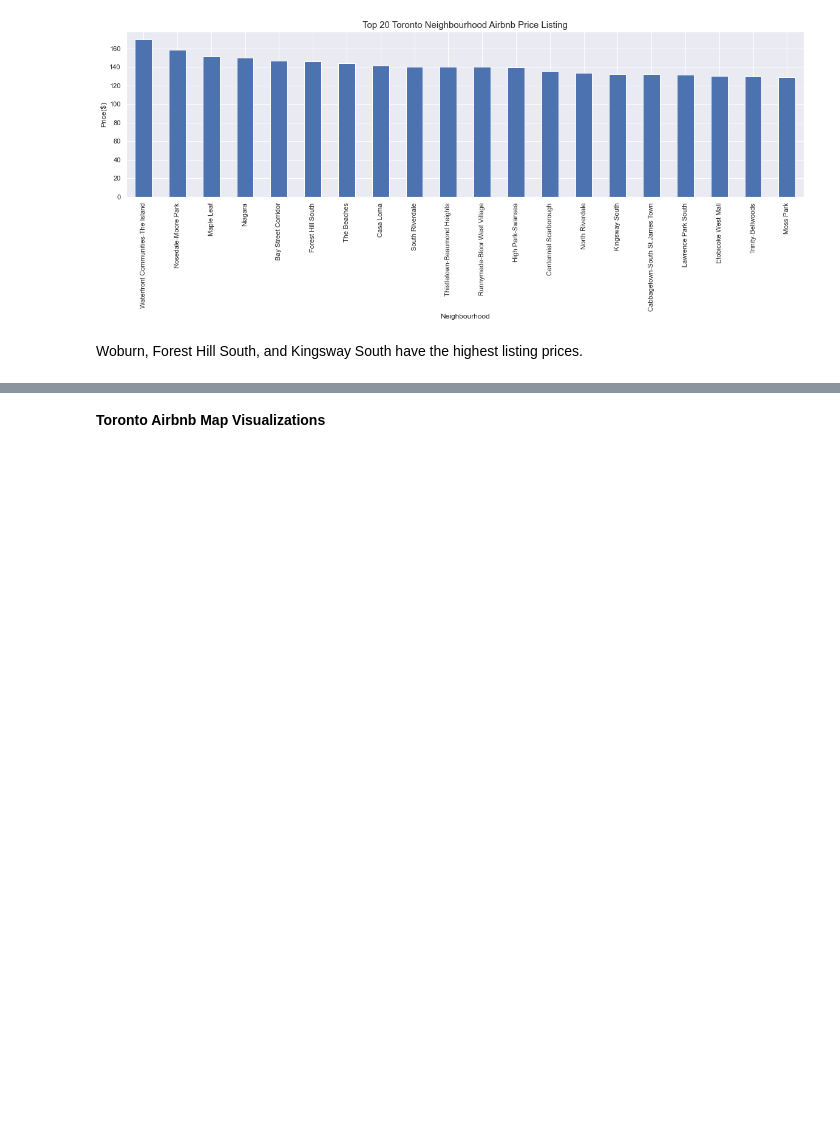
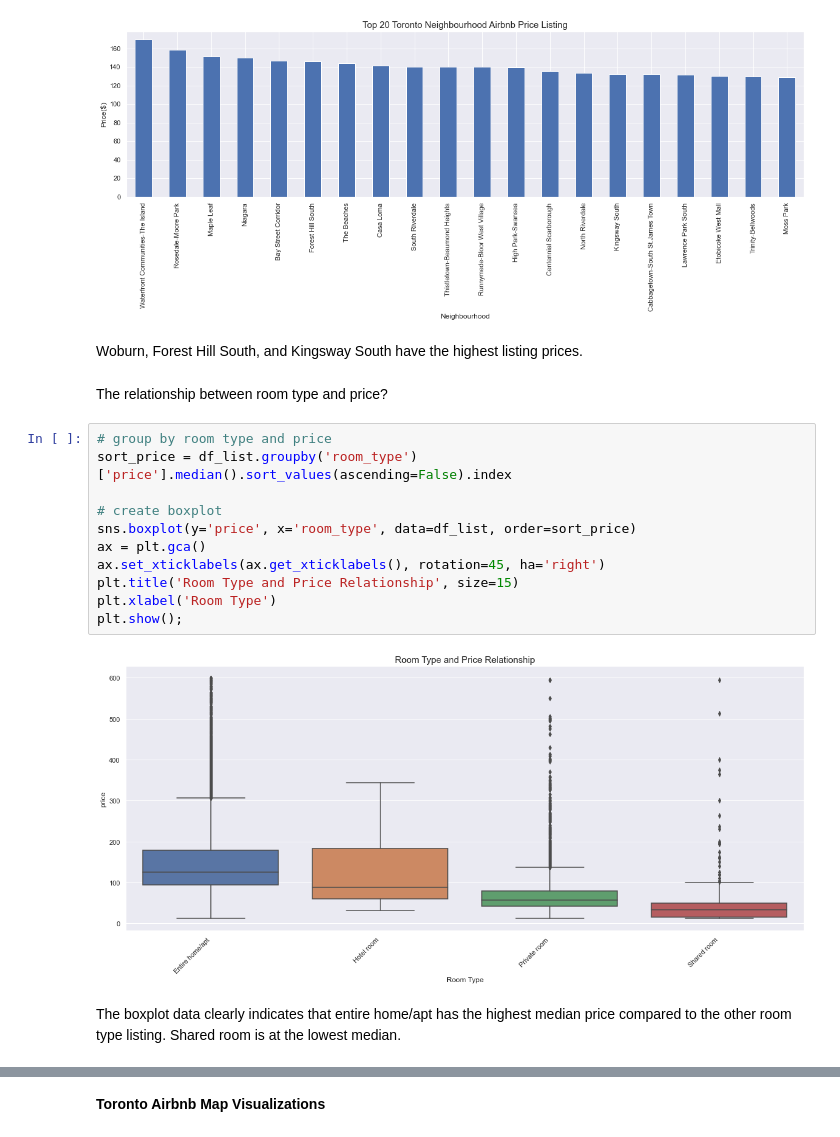
Before and after one commit to peterle93/Toronto-Airbnb-Analysis, a Jupyter notebook: Toronto Airbnb Dataset.ipynb, the cells around one changed output, grey strips where cells are left out. Drawn from its saved outputs; the diff is of its cells as text; blank space fills up the shorter version.

Commit message:
add boxplot

```diff
--- a/Toronto Airbnb Dataset.ipynb
+++ b/Toronto Airbnb Dataset.ipynb
@@ -274,4 +277,21 @@ Text(0, 0.5, 'Price($)')
 [figure]
 # %% [markdown]
 Woburn, Forest Hill South, and Kingsway South have the highest listing prices.
+# %% [markdown]
+The relationship between room type and price?
+# %%
+# group by room type and price
+sort_price = df_list.groupby('room_type')['price'].median().sort_values(ascending=False).index
+
+# create boxplot
+sns.boxplot(y='price', x='room_type', data=df_list, order=sort_price)
+ax = plt.gca()
+ax.set_xticklabels(ax.get_xticklabels(), rotation=45, ha='right')
+plt.title('Room Type and Price Relationship', size=15)
+plt.xlabel('Room Type')
+plt.show();
+# %% [output]
+[figure, added]
+# %% [markdown]
+The boxplot data clearly indicates that entire home/apt has the highest median price compared to the other room type listing. Shared room is at the lowest median.
 # %%
```
Also changed, not shown: parts of 40 cells of this notebook.
